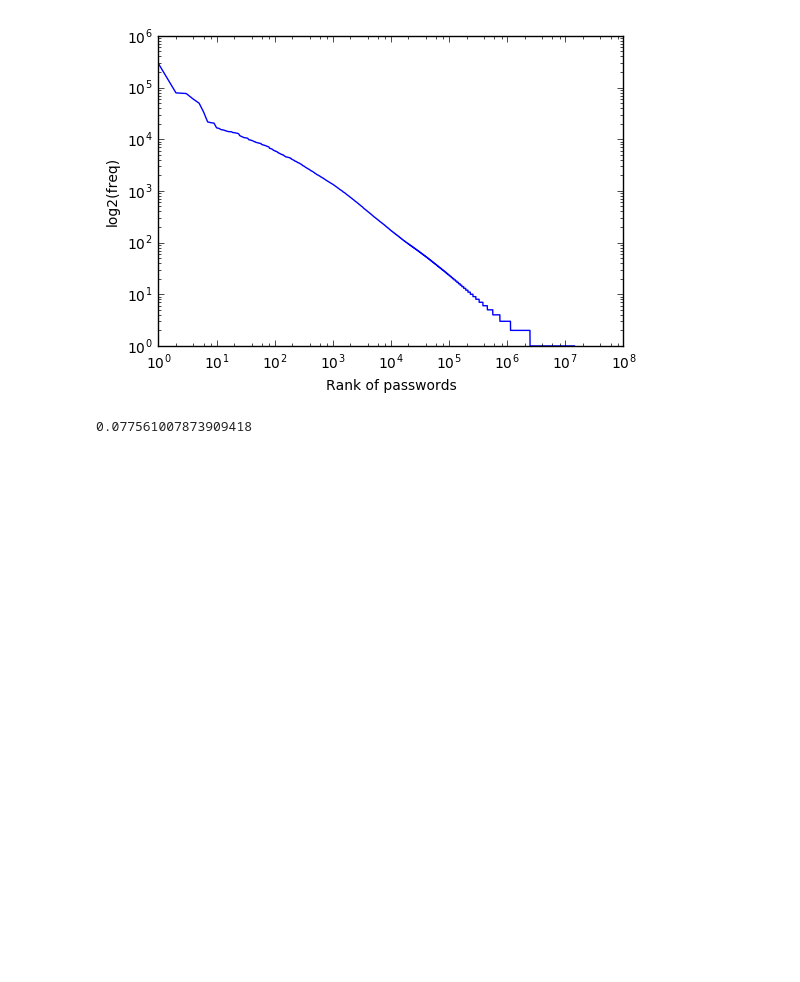
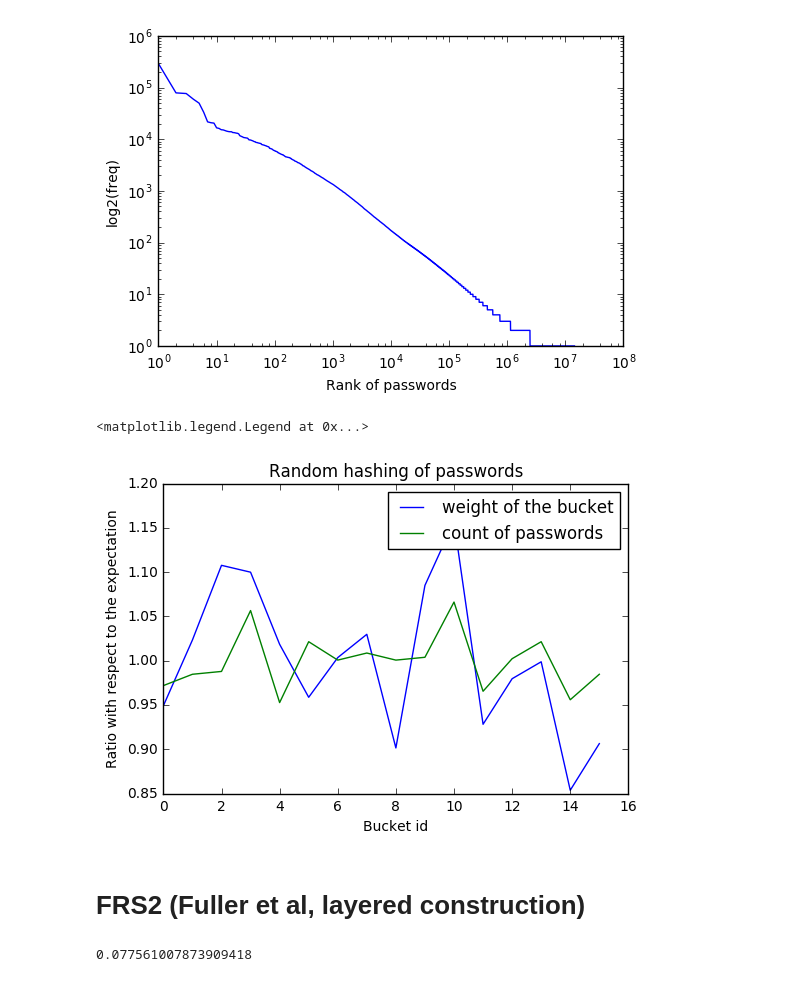
Before and after one commit to rchatterjee/Passwords, a Jupyter notebook: AnalyzePasswords.ipynb, the cells around one changed output. Drawn from its saved outputs; the diff is of its cells as text; code cells hidden in the pictures; blank space fills up the shorter version.

```diff
--- a/AnalyzePasswords.ipynb
+++ b/AnalyzePasswords.ipynb
@@ -20,31 +20,36 @@ plt.ylabel('log2(freq)')
 # %%
 from hashlib import sha256
 import os
 sa = os.urandom(16)
 def hash_(s):
     return sha256(bytes(s)+sa).hexdigest()[0]
 bins = {hex(i)[-1:]: [0,0] for i in xrange(16)}
 
 ignore_first = 10
 total_pws = 10000 + ignore_first
-for i, (pw,f) in enumerate(rypw.pws_in_order()):
+for i, (_id,pw,f) in enumerate(rypw.iterpws(total_pws)):
     if i<ignore_first: continue
     bins[hash_(pw)][0] += f
     bins[hash_(pw)][1] += 1
     if i>total_pws: break
 tot = float(sum(f for f,c in bins.values()))
 expected = tot/16
 cntmean = total_pws/16.0
 x,y,z = zip(*sorted([(int(k, base=16),v/expected, c/cntmean) for k,(v,c) in bins.items()]))
 plt.plot(x,y)
 plt.plot(x,z)
 plt.title("Random hashing of passwords")
 plt.xlabel("Bucket id")
 plt.ylabel("Ratio with respect to the expectation")
 plt.legend(['weight of the bucket', 'count of passwords',])
 
 # Point to note, that on many many runs the maximum and minimum bucket weight stays within,
 # 15% daviation from the expected value.
+# %% [output]
+<matplotlib.legend.Legend at 0x...>
+[figure, added]
+# %% [markdown]
+# FRS2 (Fuller et al, layered construction)
 # %%
 brange = range(0, 10001, 100)
 qrange = range(1, 100, 10) + range(100, 10000, 100) + range(10000, 100000, 1000) + range(100000, 1000001, 10000)
```
Also changed, not shown: 1 other file.
